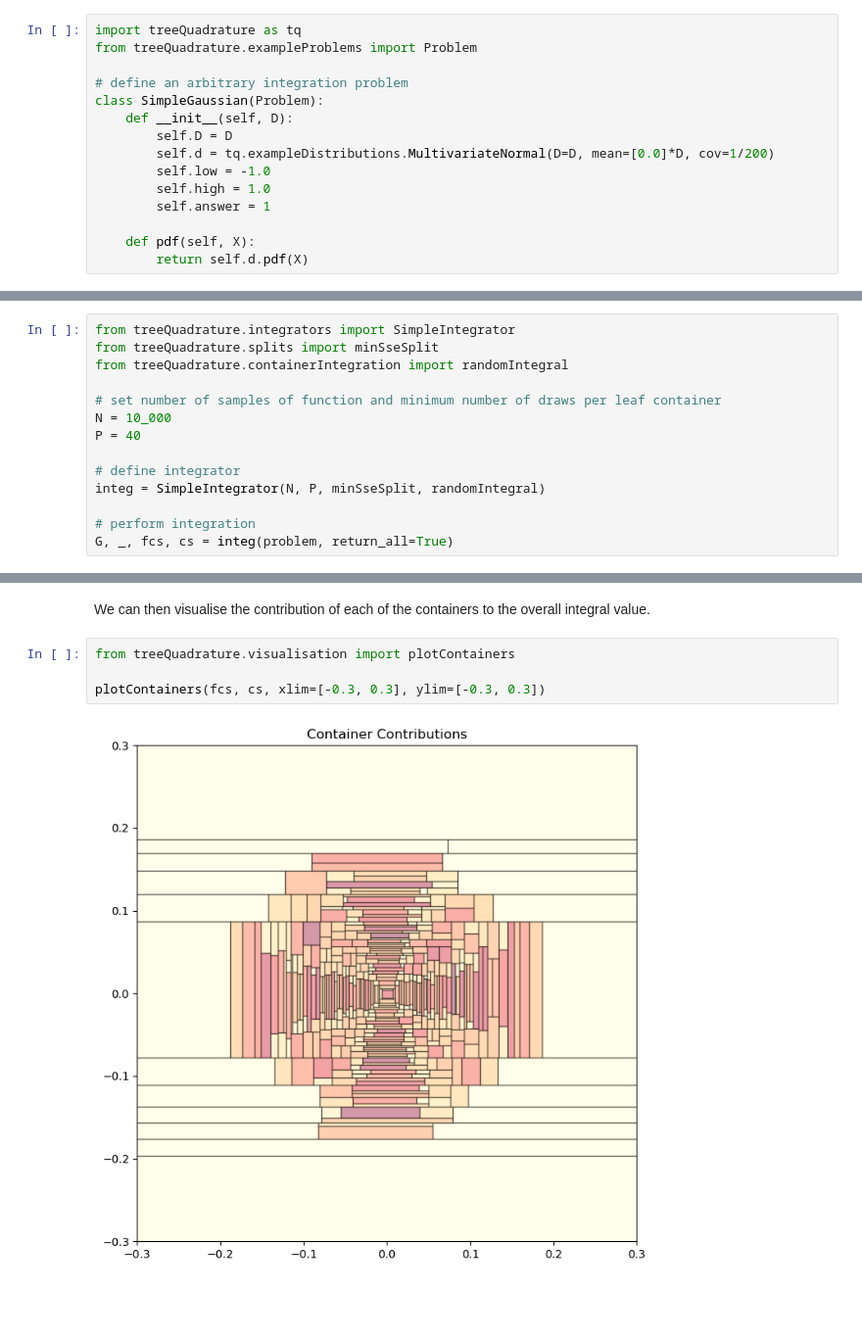
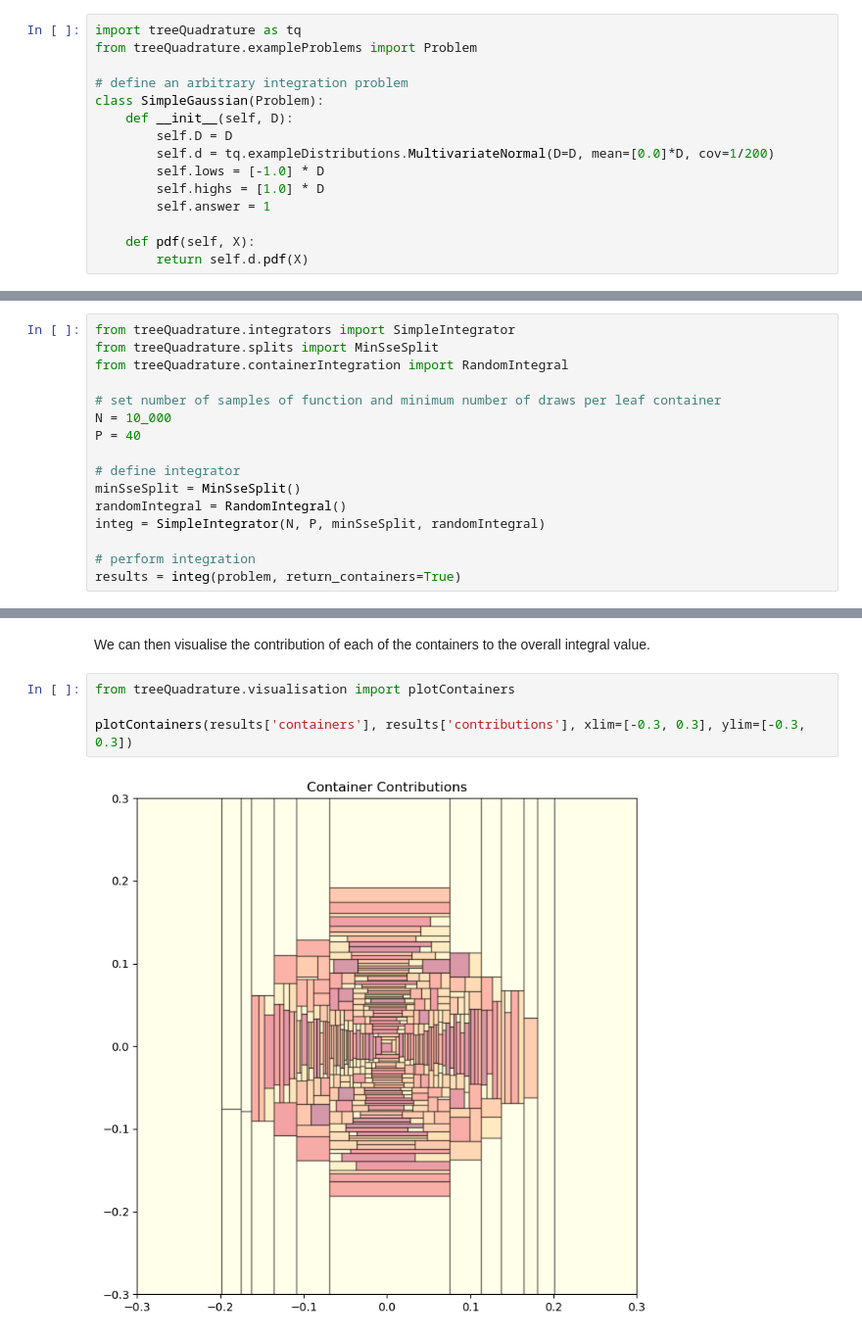
Before and after one commit to thomfoster/treeQuadrature, a Jupyter notebook: examples/example_multivariate_normal.ipynb, the cells around one changed output, grey strips where cells are left out. Shown: that part at 98% size. Cells and saved outputs as stored; diff of their text form; blank space fills up the shorter version.

```diff
--- a/examples/example_multivariate_normal.ipynb
+++ b/examples/example_multivariate_normal.ipynb
@@ -23,8 +23,8 @@ class SimpleGaussian(Problem):
     def __init__(self, D):
         self.D = D
         self.d = tq.exampleDistributions.MultivariateNormal(D=D, mean=[0.0]*D, cov=1/200)
-        self.low = -1.0
-        self.high = 1.0
+        self.lows = [-1.0] * D
+        self.highs = [1.0] * D
         self.answer = 1
 
     def pdf(self, X):
@@ -66,18 +66,20 @@ Our function when called evalutes the integral, returning the integral value, th
 We then use our integrator to the two-dimensional integral of the multivariate Gaussian target defined above.
 # %%
 from treeQuadrature.integrators import SimpleIntegrator
-from treeQuadrature.splits import minSseSplit
-from treeQuadrature.containerIntegration import randomIntegral
+from treeQuadrature.splits import MinSseSplit
+from treeQuadrature.containerIntegration import RandomIntegral
 
 # set number of samples of function and minimum number of draws per leaf container
 N = 10_000
 P = 40
 
 # define integrator
+minSseSplit = MinSseSplit()
+randomIntegral = RandomIntegral()
 integ = SimpleIntegrator(N, P, minSseSplit, randomIntegral)
 
 # perform integration
-G, _, fcs, cs = integ(problem, return_all=True)
+results = integ(problem, return_containers=True)
 # %% [markdown]
 We can examine the error in our approximation of the integral.
 # %%
@@ -89,6 +91,6 @@ We can then visualise the contribution of each of the containers to the overall
 # %%
 from treeQuadrature.visualisation import plotContainers
 
-plotContainers(fcs, cs, xlim=[-0.3, 0.3], ylim=[-0.3, 0.3])
+plotContainers(results['containers'], results['contributions'], xlim=[-0.3, 0.3], ylim=[-0.3, 0.3])
 # %% [output]
-[figure, old version]
+[figure, new version]
```
Also changed, not shown: parts of 1 cell of this notebook, 4 other files.
